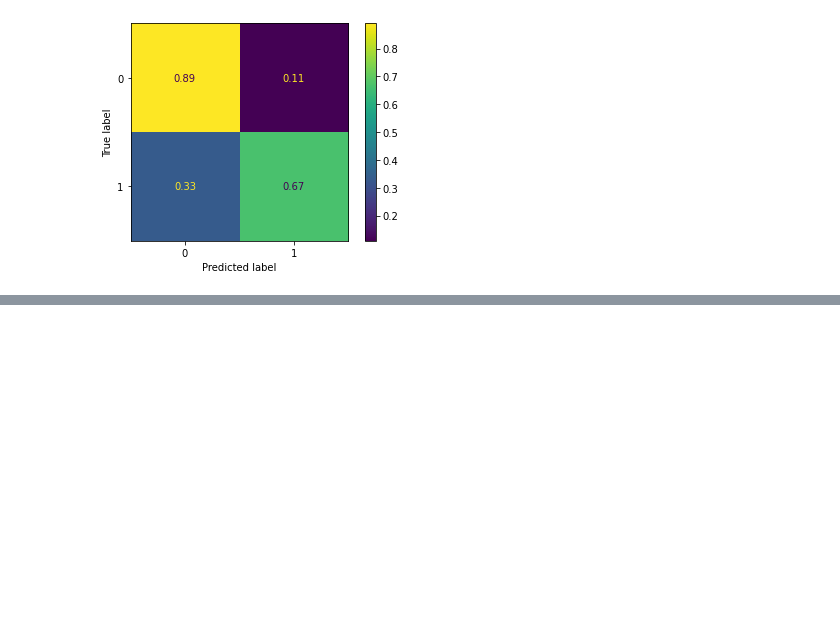
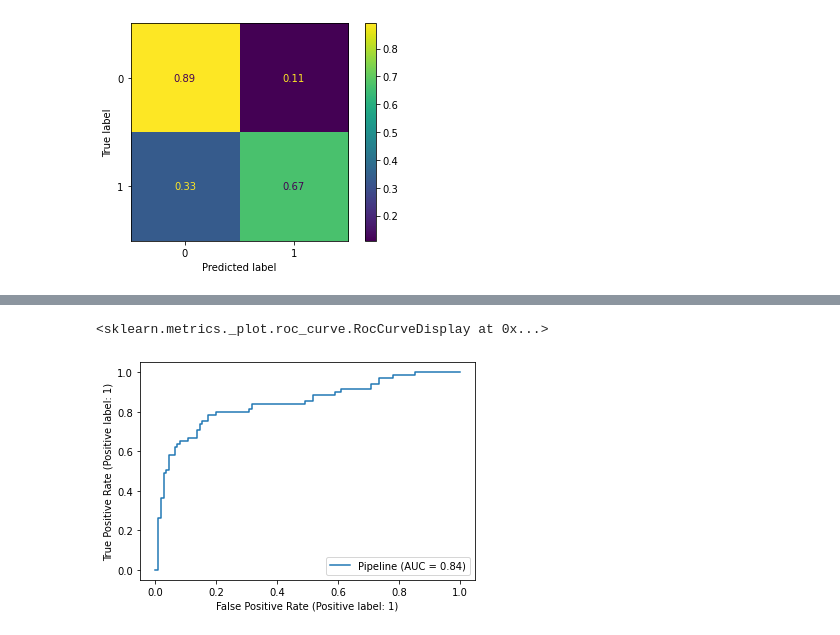
Before and after one commit to Kamil128/Learning_repo, a Jupyter notebook: ML_Classification/Titanic.ipynb, the cells around one changed output, grey strips where cells are left out. Saved outputs shown, nothing was run; the diff lists cells and outputs as text; code cells hidden in the pictures; blank space fills up the shorter version.

```diff
--- a/ML_Classification/Titanic.ipynb
+++ b/ML_Classification/Titanic.ipynb
@@ -127,7 +127,7 @@ num_pipeline = Pipeline(
 cat_pipeline = Pipeline(
     [
      ('imputer', SimpleImputer(strategy='most_frequent')),
-     ('standard_scaller', OneHotEncoder()),
+     ('ohe', OneHotEncoder()),
     ]
 )
 
@@ -180,6 +180,3 @@ cat_num_pipeline.transformers_[1][1]['standard_scaller'].categories_
 X_tr = cat_num_pipeline.fit_transform(X_train)
 # %%
 from sklearn.linear_model import LogisticRegression
-
-model = LogisticRegression()
-model.fit(X_tr, y_train)
@@ -187,0 +183,9 @@ LogisticRegression()
+# %%
+train_pipeline = Pipeline(
+    [
+        ('cat_num_pipeline', cat_num_pipeline),
+        ('model', LogisticRegression())
+    ]
+)
+# %%
+train_pipeline.fit(X_train, y_train)
@@ -219,0 +231,5 @@ ConfusionMatrixDisplay.from_predictions(y_test, y_pred_svm, normalize='true')
+# %%
+RocCurveDisplay.from_estimator(train_pipeline, X_test, y_test)
+# %% [output]
+<sklearn.metrics._plot.roc_curve.RocCurveDisplay at 0x...>
+[figure, added]
```
Also changed, not shown: parts of 16 cells of this notebook, 3 other files.
